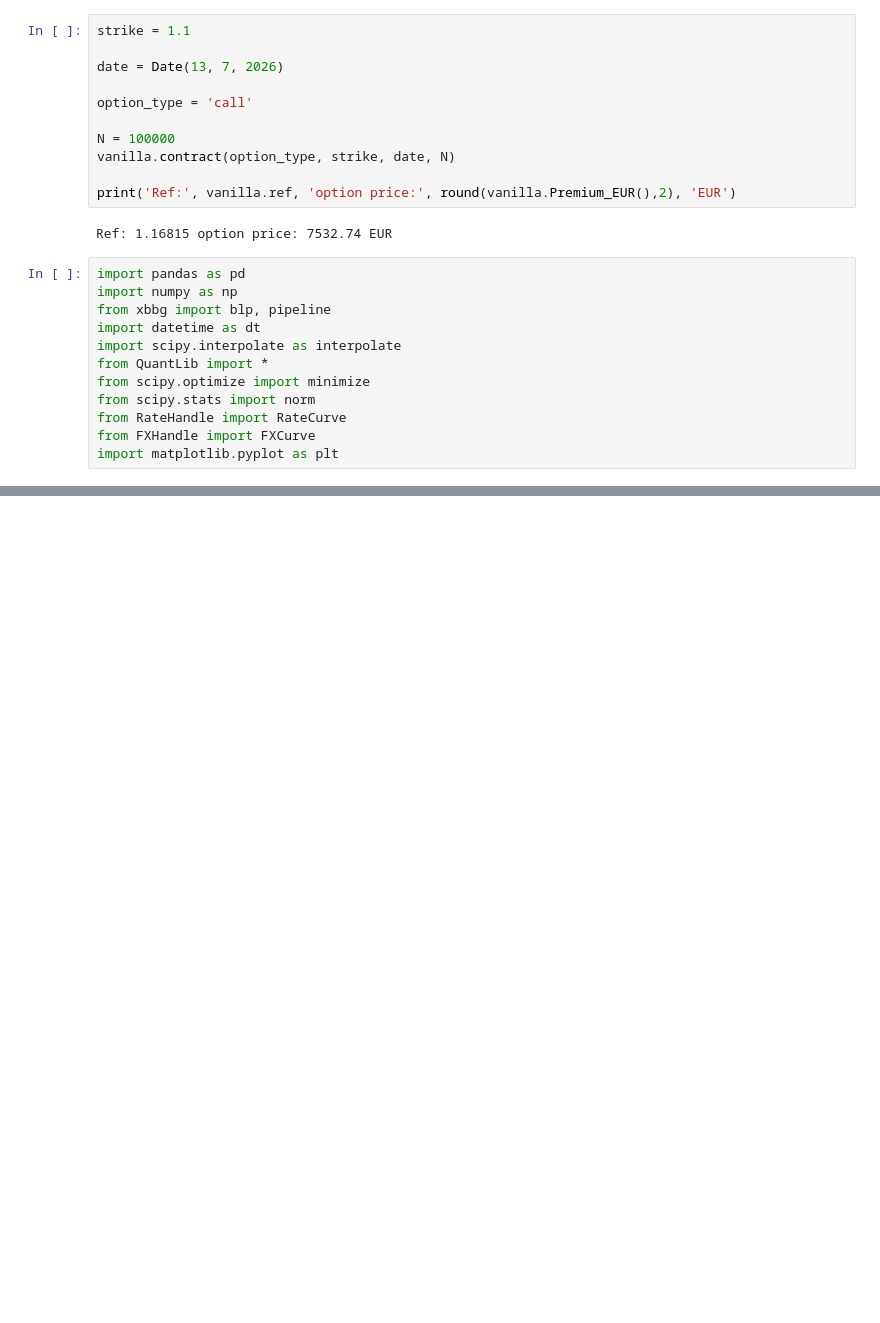
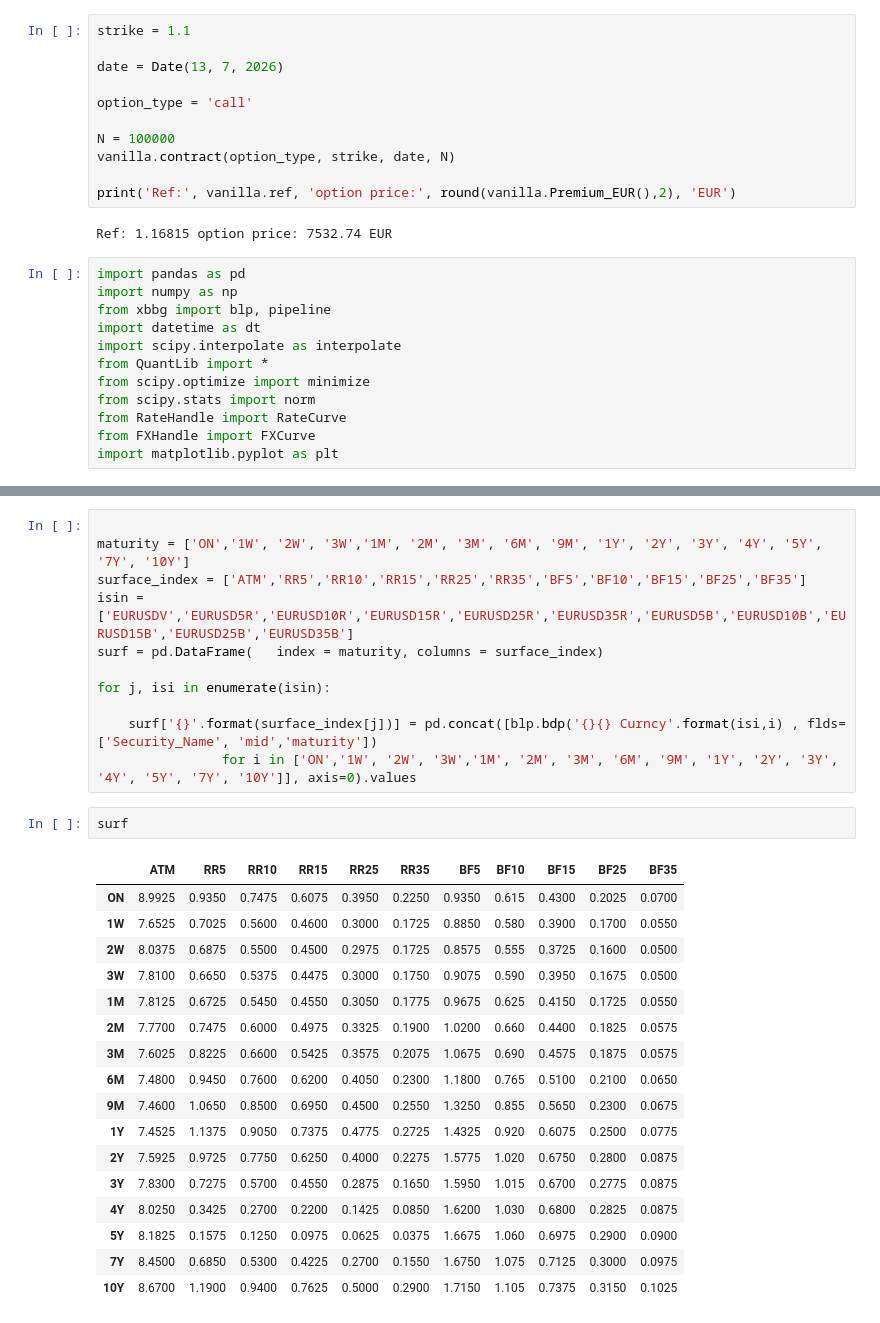
Before and after one commit to federicorug/FX, a Jupyter notebook: test.ipynb, the cells around one changed output, grey strips where cells are left out. Saved outputs shown, nothing was run; the diff lists cells and outputs as text; blank space fills up the shorter version.

```diff
--- a/test.ipynb
+++ b/test.ipynb
@@ -416,0 +412,31 @@ import matplotlib.pyplot as plt
+# %%
+
+maturity = ['ON','1W', '2W', '3W','1M', '2M', '3M', '6M', '9M', '1Y', '2Y', '3Y', '4Y', '5Y', '7Y', '10Y']
+surface_index = ['ATM','RR5','RR10','RR15','RR25','RR35','BF5','BF10','BF15','BF25','BF35']
+isin = ['EURUSDV','EURUSD5R','EURUSD10R','EURUSD15R','EURUSD25R','EURUSD35R','EURUSD5B','EURUSD10B','EURUSD15B','EURUSD25B','EURUSD35B']
+surf = pd.DataFrame(   index = maturity, columns = surface_index)
+
+for j, isi in enumerate(isin):
+
+    surf['{}'.format(surface_index[j])] = pd.concat([blp.bdp('{}{} Curncy'.format(isi,i) , flds=['Security_Name', 'mid','maturity'])
+                for i in ['ON','1W', '2W', '3W','1M', '2M', '3M', '6M', '9M', '1Y', '2Y', '3Y', '4Y', '5Y', '7Y', '10Y']], axis=0).values
+# %%
+surf
+# %% [output]
+|  | ATM | RR5 | RR10 | RR15 | RR25 | RR35 | BF5 | BF10 | BF15 | BF25 | BF35 |
+| ON | 8.9925 | 0.9350 | 0.7475 | 0.6075 | 0.3950 | 0.2250 | 0.9350 | 0.615 | 0.4300 | 0.2025 | 0.0700 |
+| 1W | 7.6525 | 0.7025 | 0.5600 | 0.4600 | 0.3000 | 0.1725 | 0.8850 | 0.580 | 0.3900 | 0.1700 | 0.0550 |
+| 2W | 8.0375 | 0.6875 | 0.5500 | 0.4500 | 0.2975 | 0.1725 | 0.8575 | 0.555 | 0.3725 | 0.1600 | 0.0500 |
+| 3W | 7.8100 | 0.6650 | 0.5375 | 0.4475 | 0.3000 | 0.1750 | 0.9075 | 0.590 | 0.3950 | 0.1675 | 0.0500 |
+| 1M | 7.8125 | 0.6725 | 0.5450 | 0.4550 | 0.3050 | 0.1775 | 0.9675 | 0.625 | 0.4150 | 0.1725 | 0.0550 |
+| 2M | 7.7700 | 0.7475 | 0.6000 | 0.4975 | 0.3325 | 0.1900 | 1.0200 | 0.660 | 0.4400 | 0.1825 | 0.0575 |
+| 3M | 7.6025 | 0.8225 | 0.6600 | 0.5425 | 0.3575 | 0.2075 | 1.0675 | 0.690 | 0.4575 | 0.1875 | 0.0575 |
+| 6M | 7.4800 | 0.9450 | 0.7600 | 0.6200 | 0.4050 | 0.2300 | 1.1800 | 0.765 | 0.5100 | 0.2100 | 0.0650 |
+| 9M | 7.4600 | 1.0650 | 0.8500 | 0.6950 | 0.4500 | 0.2550 | 1.3250 | 0.855 | 0.5650 | 0.2300 | 0.0675 |
+| 1Y | 7.4525 | 1.1375 | 0.9050 | 0.7375 | 0.4775 | 0.2725 | 1.4325 | 0.920 | 0.6075 | 0.2500 | 0.0775 |
+| 2Y | 7.5925 | 0.9725 | 0.7750 | 0.6250 | 0.4000 | 0.2275 | 1.5775 | 1.020 | 0.6750 | 0.2800 | 0.0875 |
+| 3Y | 7.8300 | 0.7275 | 0.5700 | 0.4550 | 0.2875 | 0.1650 | 1.5950 | 1.015 | 0.6700 | 0.2775 | 0.0875 |
+| 4Y | 8.0250 | 0.3425 | 0.2700 | 0.2200 | 0.1425 | 0.0850 | 1.6200 | 1.030 | 0.6800 | 0.2825 | 0.0875 |
+| 5Y | 8.1825 | 0.1575 | 0.1250 | 0.0975 | 0.0625 | 0.0375 | 1.6675 | 1.060 | 0.6975 | 0.2900 | 0.0900 |
+| 7Y | 8.4500 | 0.6850 | 0.5300 | 0.4225 | 0.2700 | 0.1550 | 1.6750 | 1.075 | 0.7125 | 0.3000 | 0.0975 |
+| 10Y | 8.6700 | 1.1900 | 0.9400 | 0.7625 | 0.5000 | 0.2900 | 1.7150 | 1.105 | 0.7375 | 0.3150 | 0.1025 |
```
Also changed, not shown: parts of 5 cells of this notebook, 1 other file.
